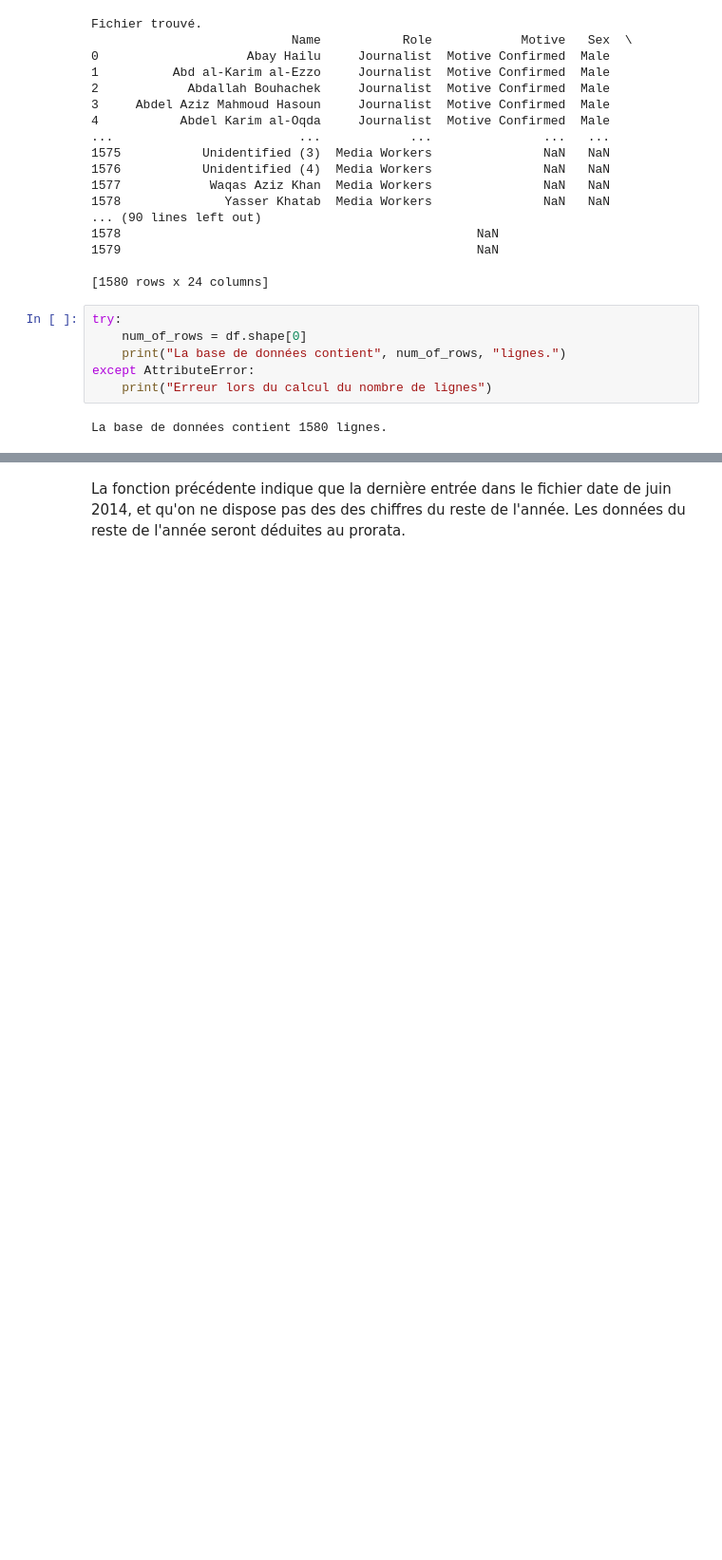
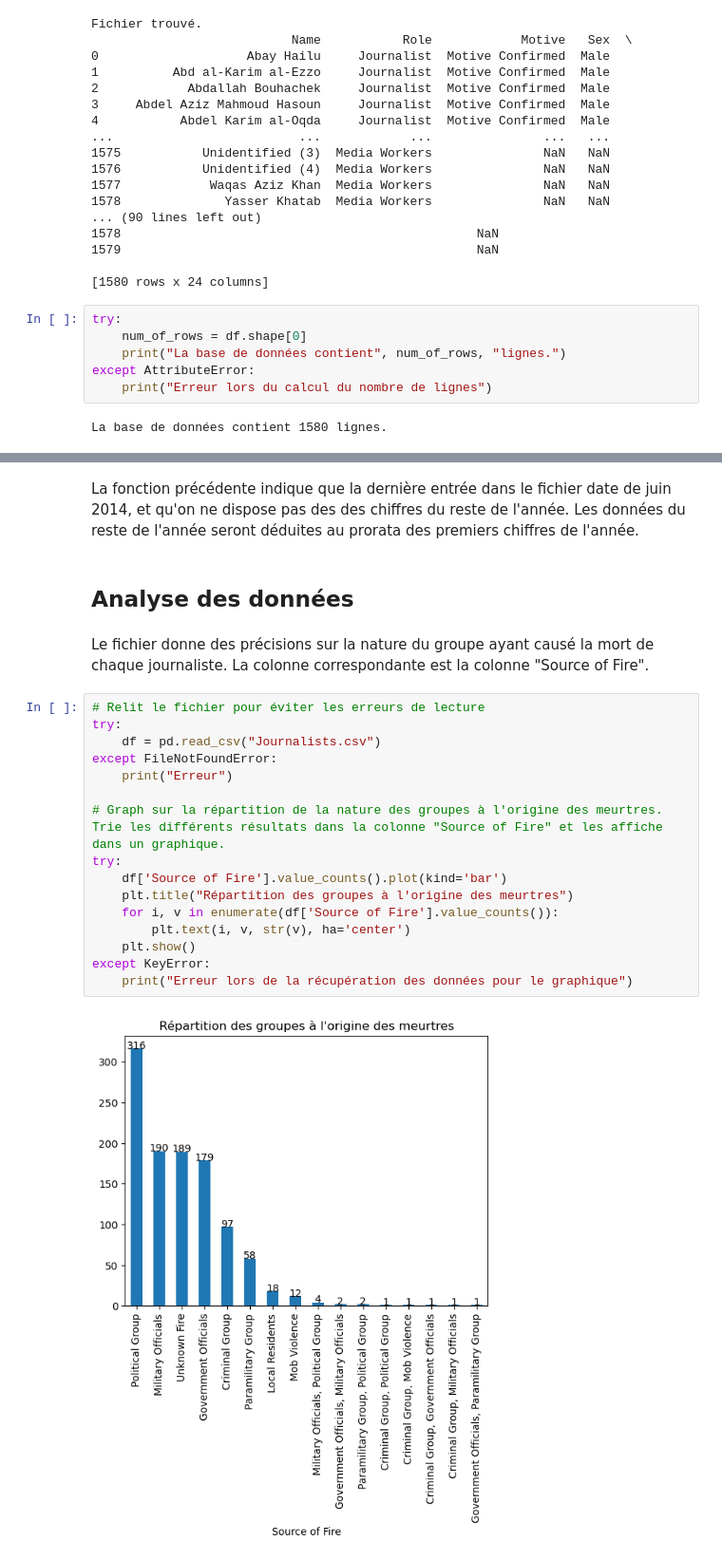
Before and after one commit to AlikakilA/Python_Manipulation_Data, a Jupyter notebook: rapport.ipynb, the cells around one changed output, grey strips where cells are left out. Shown at 95% size. Drawn from its saved outputs; the diff is of its cells as text; blank space fills up the shorter version.

```diff
--- a/rapport.ipynb
+++ b/rapport.ipynb
@@ -97,4 +85,26 @@ except KeyError:
 # %% [output]
 L'entrée la plus récente correspond à Anton Voloshin, tué le June 24, 2014 en Ukraine.
 # %% [markdown]
-La fonction précédente indique que la dernière entrée dans le fichier date de juin 2014, et qu'on ne dispose pas des des chiffres du reste de l'année. Les données du reste de l'année seront déduites au prorata.
+La fonction précédente indique que la dernière entrée dans le fichier date de juin 2014, et qu'on ne dispose pas des des chiffres du reste de l'année. Les données du reste de l'année seront déduites au prorata des premiers chiffres de l'année.
+# %% [markdown]
+## Analyse des données
+# %% [markdown]
+Le fichier donne des précisions sur la nature du groupe ayant causé la mort de chaque journaliste. La colonne correspondante est la colonne "Source of Fire".
+# %%
+# Relit le fichier pour éviter les erreurs de lecture
+try:
+    df = pd.read_csv("Journalists.csv")
+except FileNotFoundError:
+    print("Erreur")
+
+# Graph sur la répartition de la nature des groupes à l'origine des meurtres. Trie les différents résultats dans la colonne "Source of Fire" et les affiche dans un graphique.
+try:
+    df['Source of Fire'].value_counts().plot(kind='bar')
+    plt.title("Répartition des groupes à l'origine des meurtres")
+    for i, v in enumerate(df['Source of Fire'].value_counts()):
+        plt.text(i, v, str(v), ha='center')
+    plt.show()
+except KeyError:
+    print("Erreur lors de la récupération des données pour le graphique")
+# %% [output]
+[figure, added]
```
Also changed, not shown: parts of 5 cells of this notebook, 1 other file.
